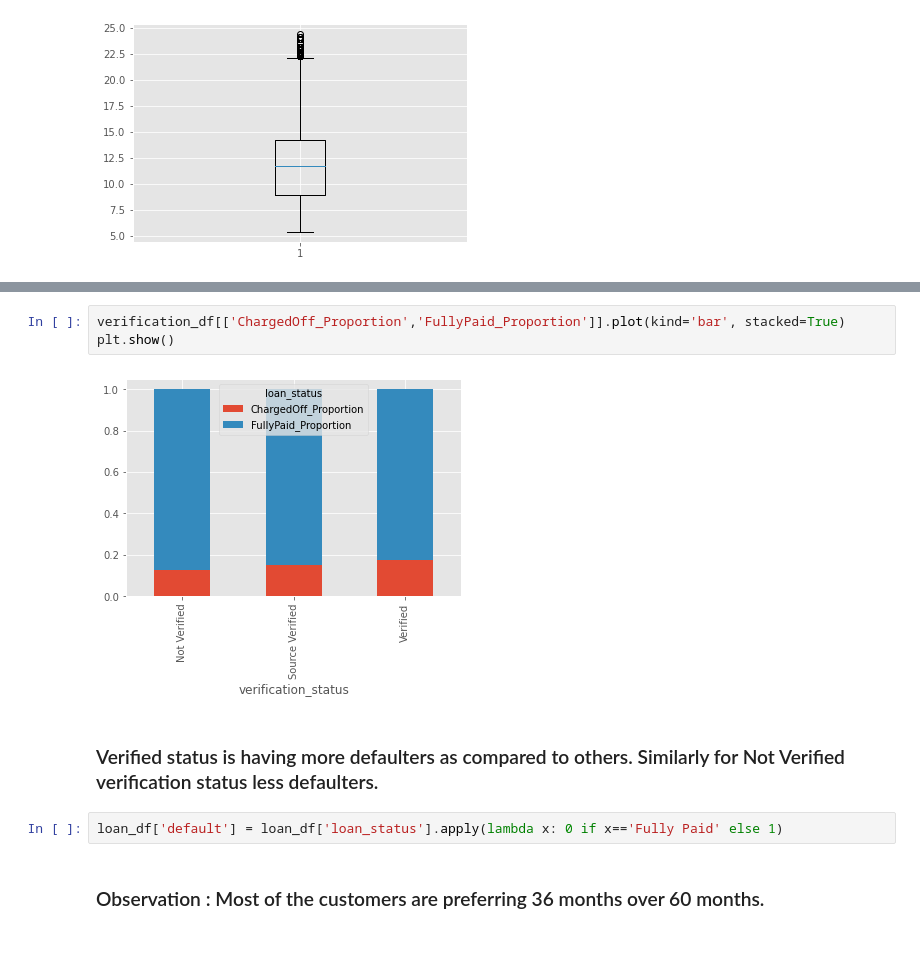
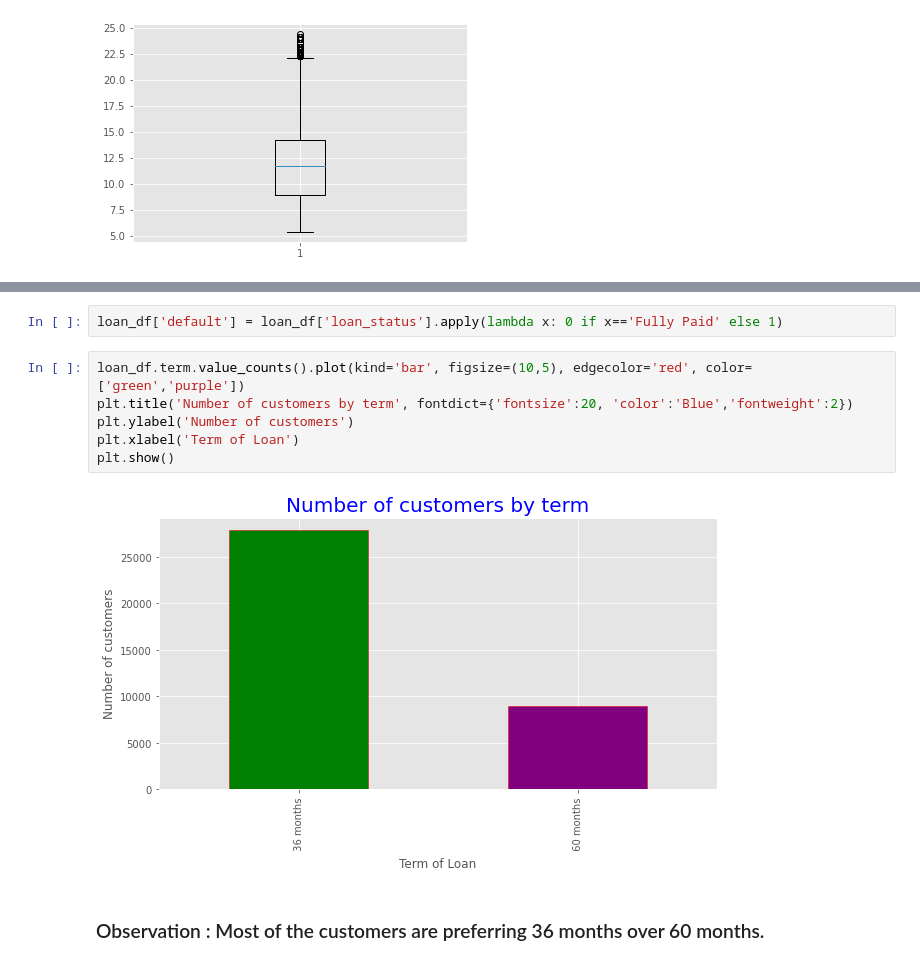
Before and after one commit to hanumant-jadhav/LendingClubCaseStudy, a Jupyter notebook: Hanumant_Jadhav.ipynb, the cells around one changed output, grey strips where cells are left out. Drawn from its saved outputs; the diff is of its cells as text.

```diff
--- a/Hanumant_Jadhav.ipynb
+++ b/Hanumant_Jadhav.ipynb
@@ -287,12 +256,13 @@ verification_df
-# %%
-verification_df[['ChargedOff_Proportion','FullyPaid_Proportion']].plot(kind='bar', stacked=True)
-plt.show()
-# %% [output]
-[figure, removed]
-# %% [markdown]
-### Verified status is having more defaulters as compared to others. Similarly for Not Verified verification status less defaulters.
 # %%
 loan_df['default'] = loan_df['loan_status'].apply(lambda x: 0 if x=='Fully Paid' else 1)
+# %%
+loan_df.term.value_counts().plot(kind='bar', figsize=(10,5), edgecolor='red', color=['green','purple'])
+plt.title('Number of customers by term', fontdict={'fontsize':20, 'color':'Blue','fontweight':2})
+plt.ylabel('Number of customers')
+plt.xlabel('Term of Loan')
+plt.show()
+# %% [output]
+[figure, added]
 # %% [markdown]
 ### Observation : Most of the customers are preferring 36 months over 60 months.
 # %%
```
Also changed, not shown: parts of 7 cells of this notebook.
